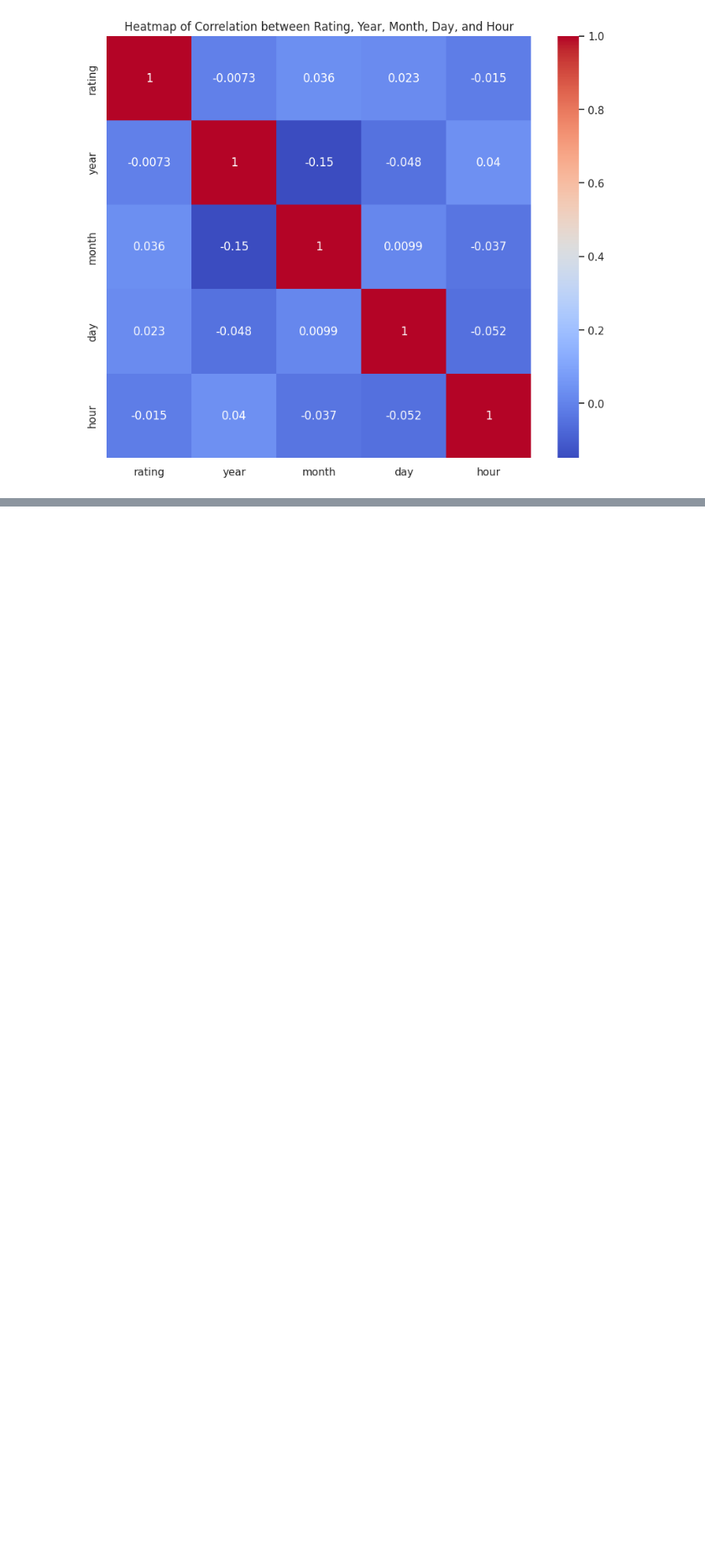
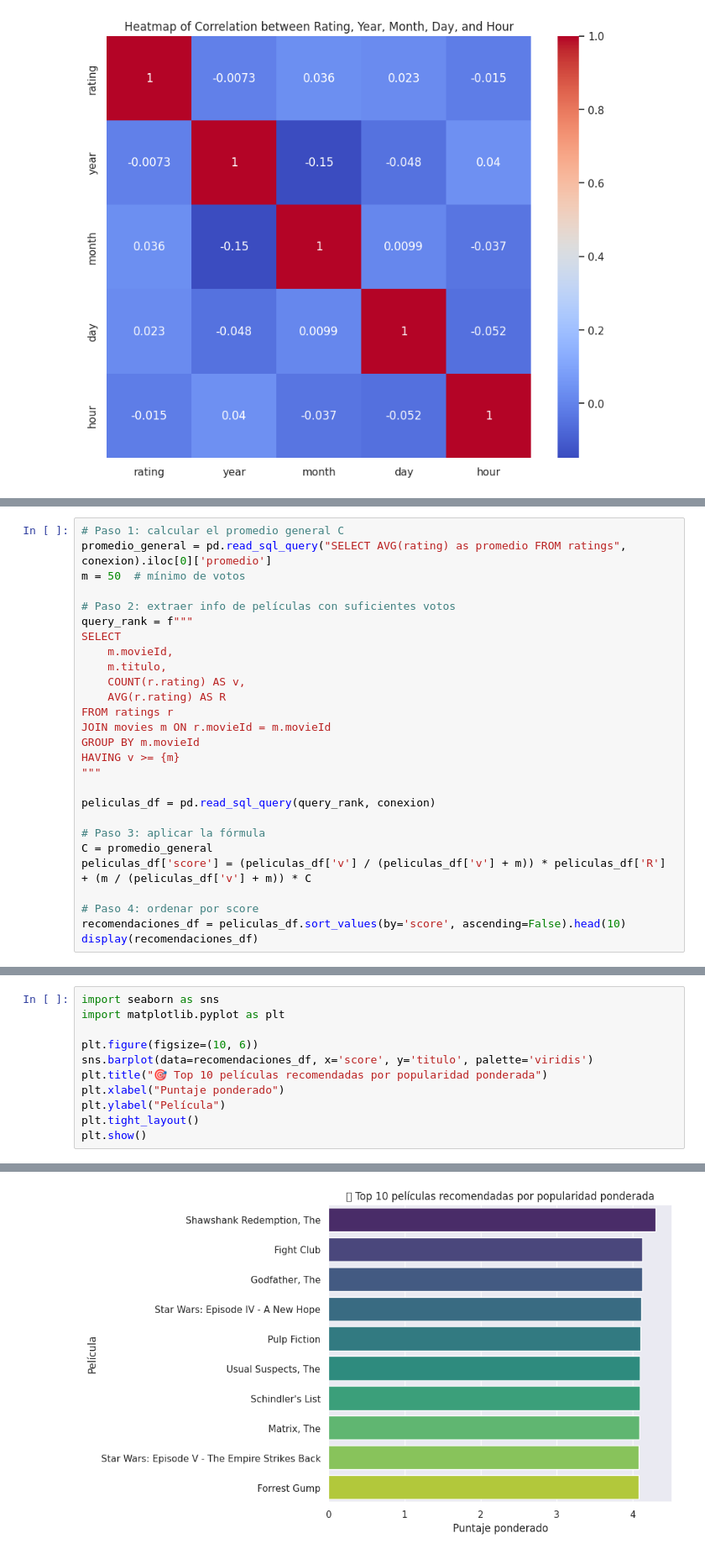
Before and after one commit to JuanCH94/Marketing, a Jupyter notebook: b_exploracion.ipynb, the cells around one changed output, grey strips where cells are left out. Shown at 84% size. Drawn from its saved outputs; the diff is of its cells as text; blank space fills up the shorter version.

Commit message:
se anexaron unos sistemas de recomendacion para analizarlos entre todos

```diff
--- a/b_exploracion.ipynb
+++ b/b_exploracion.ipynb
@@ -962,0 +1032,27 @@ plt.show()
+# %%
+# Paso 1: calcular el promedio general C
+promedio_general = pd.read_sql_query("SELECT AVG(rating) as promedio FROM ratings", conexion).iloc[0]['promedio']
+m = 50  # mínimo de votos
+
+# Paso 2: extraer info de películas con suficientes votos
+query_rank = f"""
+SELECT
+    m.movieId,
+    m.titulo,
+    COUNT(r.rating) AS v,
+    AVG(r.rating) AS R
+FROM ratings r
+JOIN movies m ON r.movieId = m.movieId
+GROUP BY m.movieId
+HAVING v >= {m}
+"""
+
+peliculas_df = pd.read_sql_query(query_rank, conexion)
+
+# Paso 3: aplicar la fórmula
+C = promedio_general
+peliculas_df['score'] = (peliculas_df['v'] / (peliculas_df['v'] + m)) * peliculas_df['R'] + (m / (peliculas_df['v'] + m)) * C
+
+# Paso 4: ordenar por score
+recomendaciones_df = peliculas_df.sort_values(by='score', ascending=False).head(10)
+display(recomendaciones_df)
@@ -962,0 +1071,12 @@ plt.show()
+# %%
+import seaborn as sns
+import matplotlib.pyplot as plt
+
+plt.figure(figsize=(10, 6))
+sns.barplot(data=recomendaciones_df, x='score', y='titulo', palette='viridis')
+plt.title("🎯 Top 10 películas recomendadas por popularidad ponderada")
+plt.xlabel("Puntaje ponderado")
+plt.ylabel("Película")
+plt.tight_layout()
+plt.show()
+# %% [output]
@@ -962,0 +1091 @@ plt.show()
+[figure, added]
```
Also changed, not shown: parts of 26 cells of this notebook.
